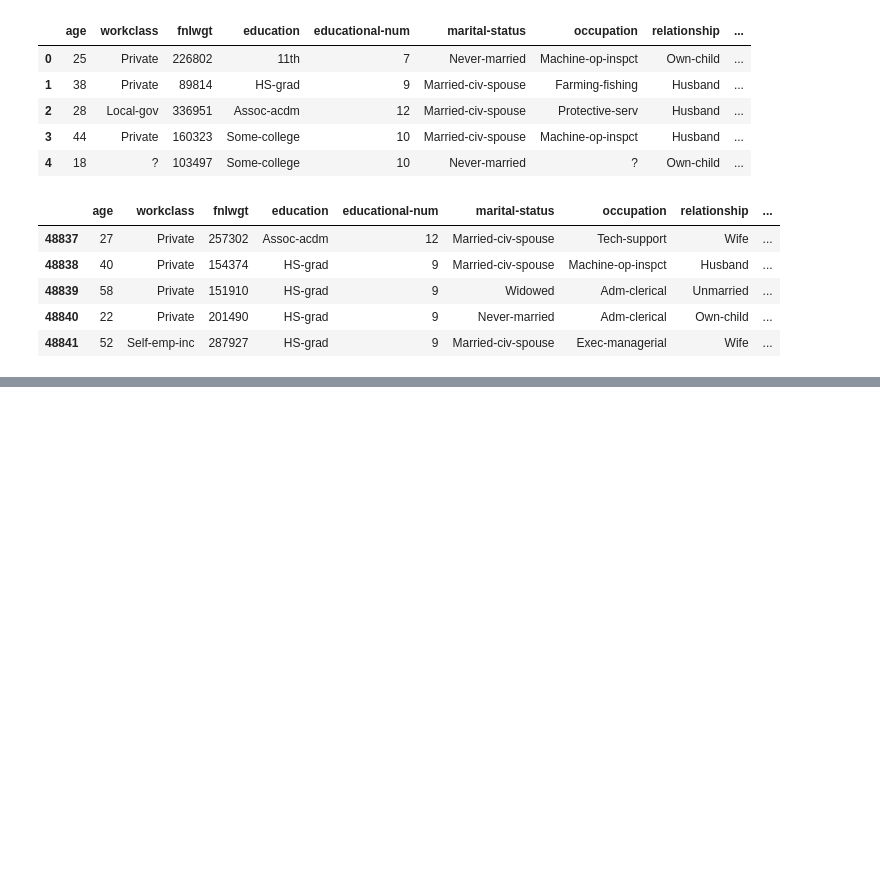
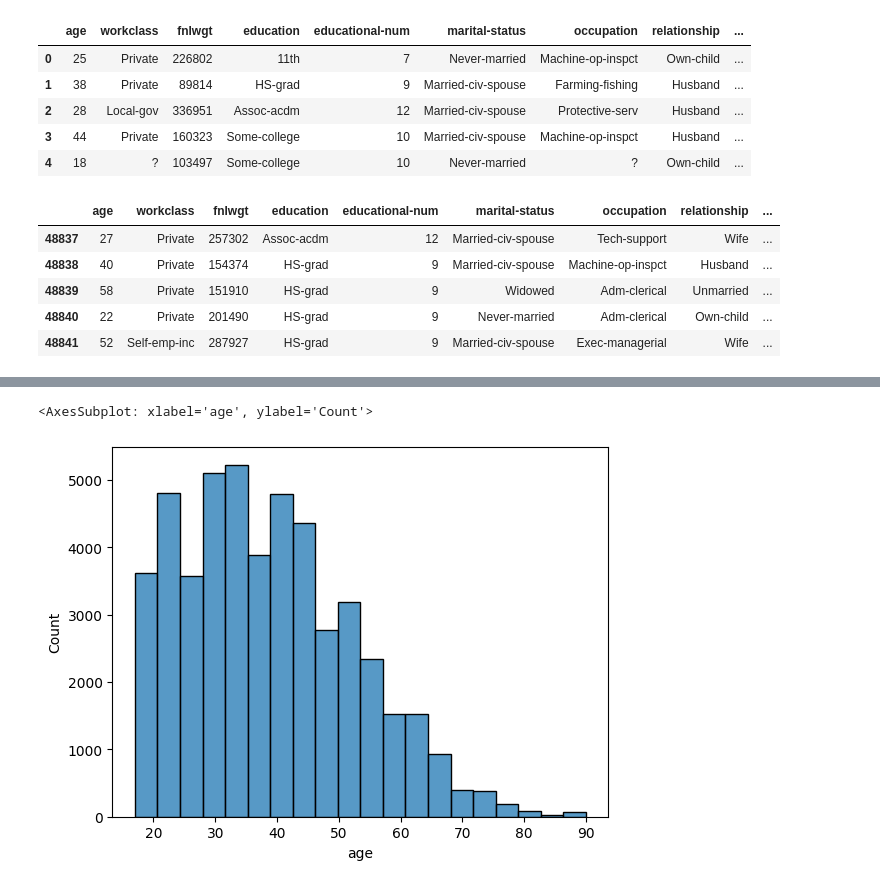
Before and after one commit to RAHUL1115/Adult-income-regression, a Jupyter notebook: index.ipynb, the cells around one changed output, grey strips where cells are left out. Drawn from its saved outputs; the diff is of its cells as text; code cells hidden in the pictures; blank space fills up the shorter version.

```diff
--- a/index.ipynb
+++ b/index.ipynb
@@ -59,0 +83,5 @@ raw_data.tail()
+# %%
+sns.histplot(raw_df['age'],bins=20)
+# %% [output]
+<AxesSubplot: xlabel='age', ylabel='Count'>
+[figure, added]
```
Also changed, not shown: parts of 9 cells of this notebook.
